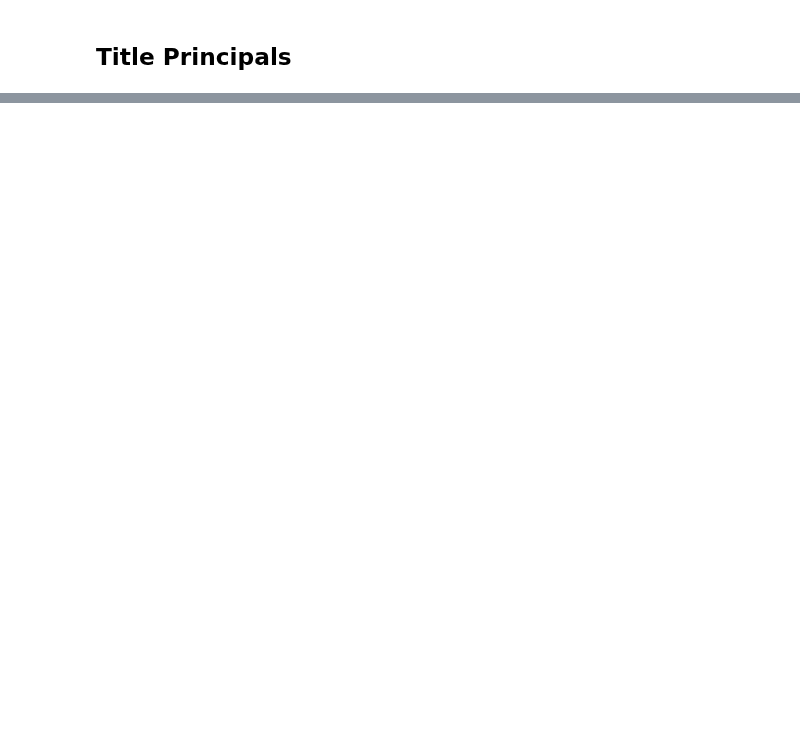
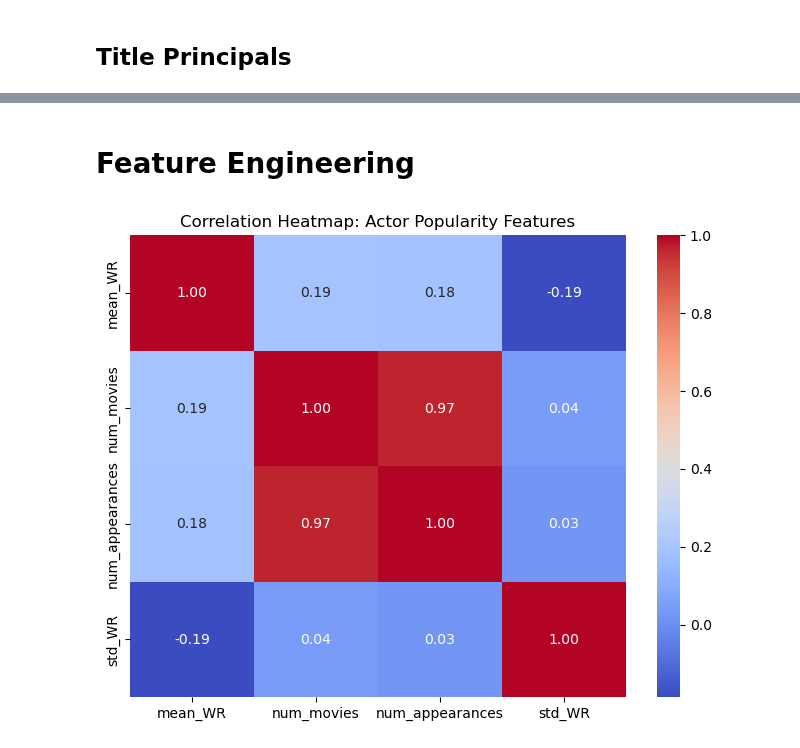
Before and after one commit to Ariestootl/machine_learning, a Jupyter notebook: Movie_Prediction/imdb.ipynb, the cells around one changed output, grey strips where cells are left out. Drawn from its saved outputs; the diff is of its cells as text; code cells hidden in the pictures; blank space fills up the shorter version.

```diff
--- a/Movie_Prediction/imdb.ipynb
+++ b/Movie_Prediction/imdb.ipynb
@@ -294,0 +357,4 @@ title_principals = pd.concat(filtered_data, ignore_index=True)
+# %%
+actors_2023 = actors_2023[actors_2023['category'].isin(['actor', 'actress'])]
+# %%
+actor_popularity = actors_2023.merge(qualified_movies[["tconst", "WR"]], on="tconst", how="left")
@@ -294,0 +379,10 @@ title_principals = pd.concat(filtered_data, ignore_index=True)
+# %%
+# Now proceed with groupby aggregation
+actor_popularity = actor_popularity.groupby("nconst").agg(
+    mean_WR=("WR", "mean"),  # Average WR of actor's movies
+    std_WR=("WR", "std"),  # Standard deviation of WR
+    num_movies=("tconst", "nunique"),
+    num_appearances=("tconst", "count")
+).reset_index()
+
+# print(actor_popularity)
@@ -294,0 +405,3 @@ title_principals = pd.concat(filtered_data, ignore_index=True)
+# %%
+actor_popularity["std_WR"] = actor_popularity["std_WR"].fillna(0)
+actor_popularity["mean_WR"] = actor_popularity["mean_WR"].fillna(C)
@@ -294,0 +429,13 @@ title_principals = pd.concat(filtered_data, ignore_index=True)
+# %% [markdown]
+# Feature Engineering
+# %%
+# Compute correlation matrix
+corr_matrix = actor_popularity[["mean_WR", "num_movies", "num_appearances", "std_WR"]].corr()
+
+# Plot heatmap
+plt.figure(figsize=(8, 6))
+sns.heatmap(corr_matrix, annot=True, cmap="coolwarm", fmt=".2f")
+plt.title("Correlation Heatmap: Actor Popularity Features")
+plt.show()
+# %% [output]
+[figure, added]
```
Also changed, not shown: parts of 19 cells of this notebook.
